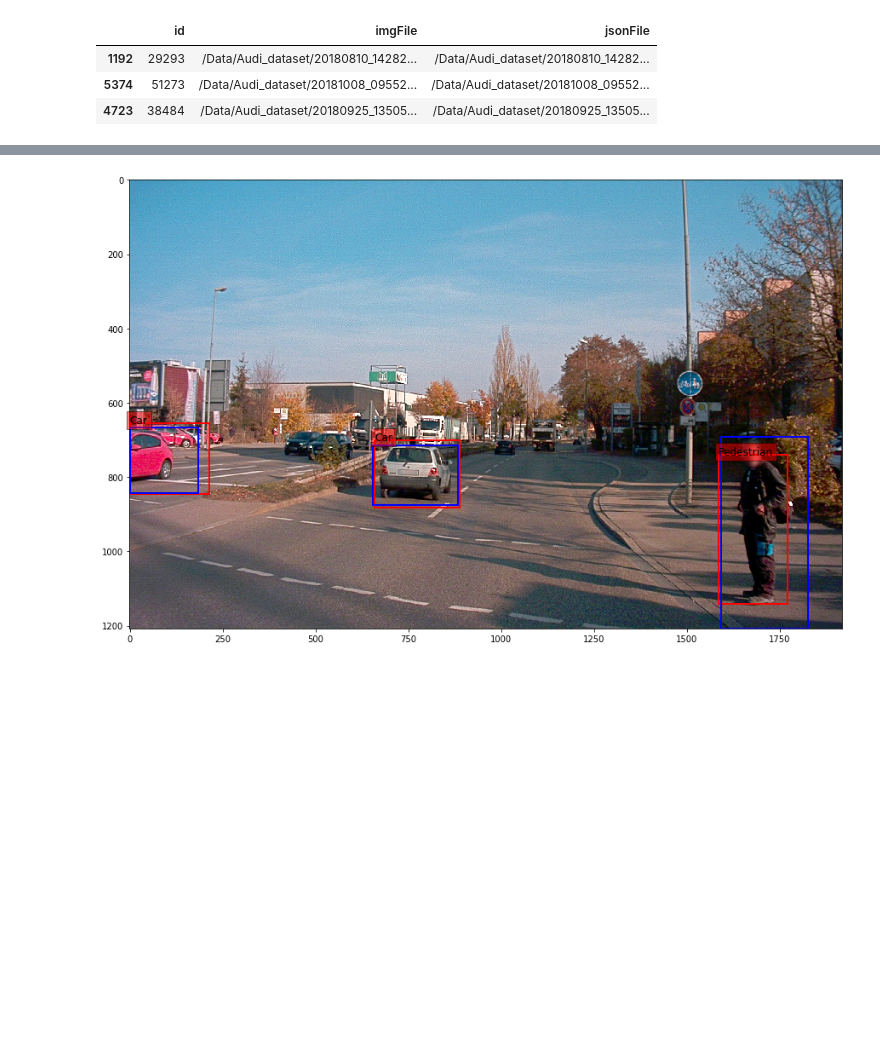
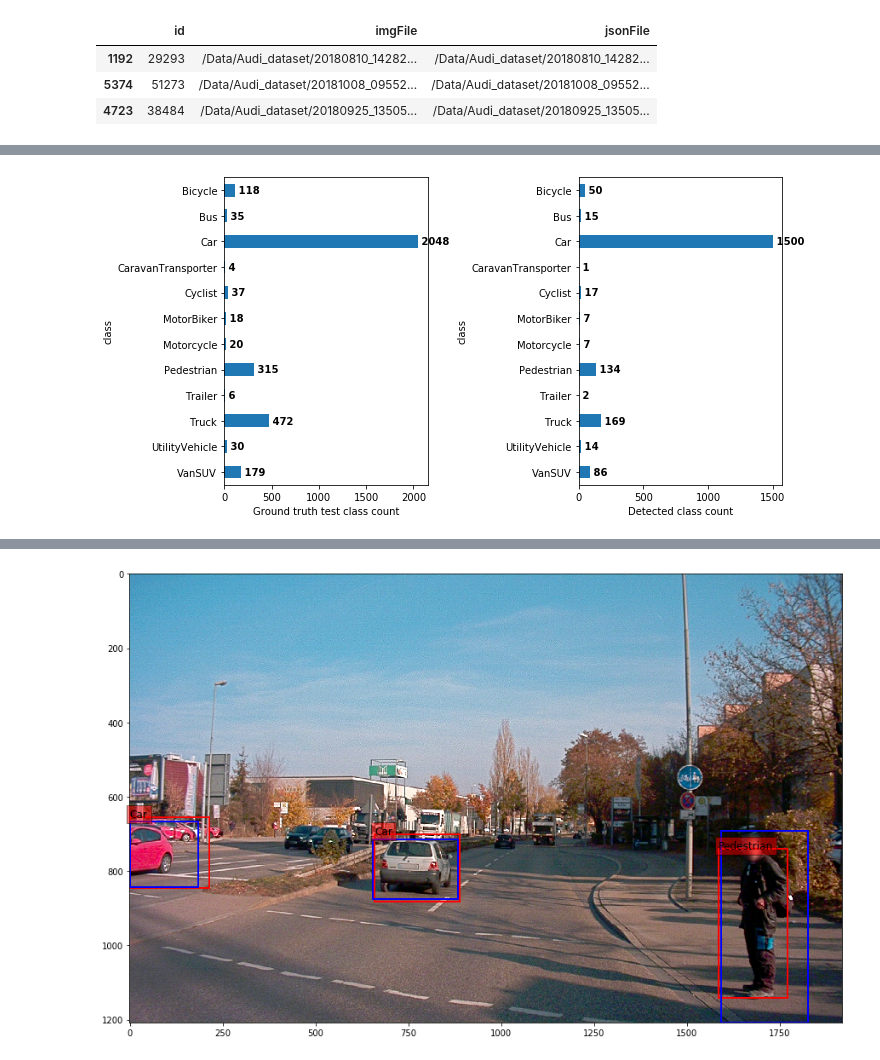
Before and after one commit to Suman-Saini/CapstoneProject_2, a Jupyter notebook: object_detection.ipynb, the cells around one changed output, grey strips where cells are left out. Saved outputs shown, nothing was run; the diff lists cells and outputs as text; code cells hidden in the pictures; blank space fills up the shorter version.

```diff
--- a/object_detection.ipynb
+++ b/object_detection.ipynb
@@ -241 +238,16 @@ mAP: 14.08%
 14
+# %%
+dtDf = pd.read_csv('Data/test_detection.csv', index_col=0)
+gtDf = pd.read_csv('Data/test_groundTruth.csv', index_col=0)
+figure, ax = plt.subplots(nrows=1,ncols=2, figsize=(10,5))
+s1 = gtDf.groupby(['class']).size().sort_index(ascending=False)
+s1.plot(kind='barh', ax=ax[0])
+[ax[0].text(v, i, " "+str(v), va='center', fontweight='bold') for i, v in enumerate(s1)];
+_ = ax[0].set_xlabel('Ground truth test class count')
+s2 = dtDf.groupby(['class']).size().sort_index(ascending=False)
+s2.plot(kind='barh', ax=ax[1])
+[ax[1].text(v, i, " "+str(v), va='center', fontweight='bold') for i, v in enumerate(s2)];
+_ = ax[1].set_xlabel('Detected class count')
+_ = plt.tight_layout()
+# %% [output]
+[figure, added]
```
Also changed, not shown: parts of 16 cells of this notebook, 3 other files.
